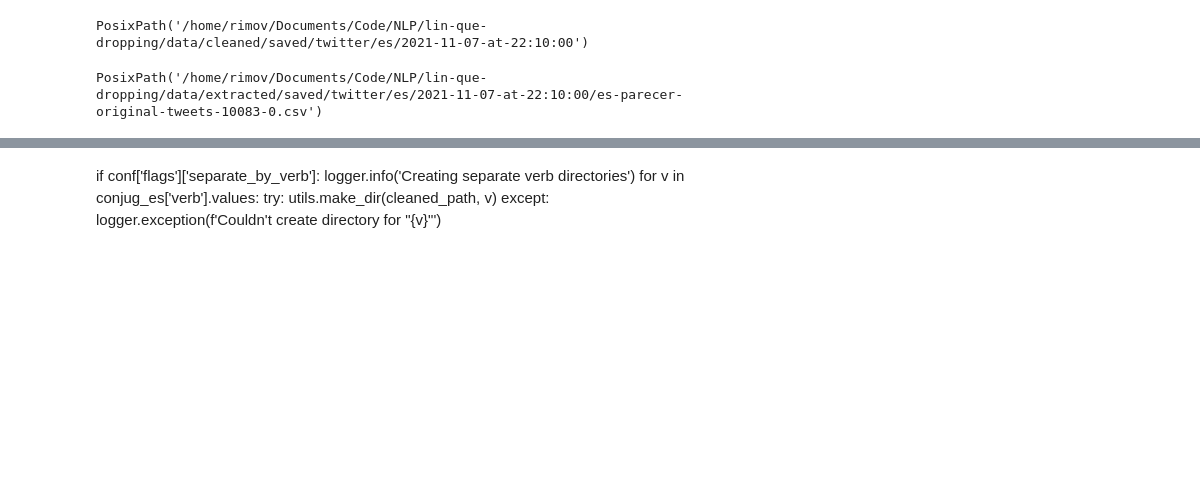
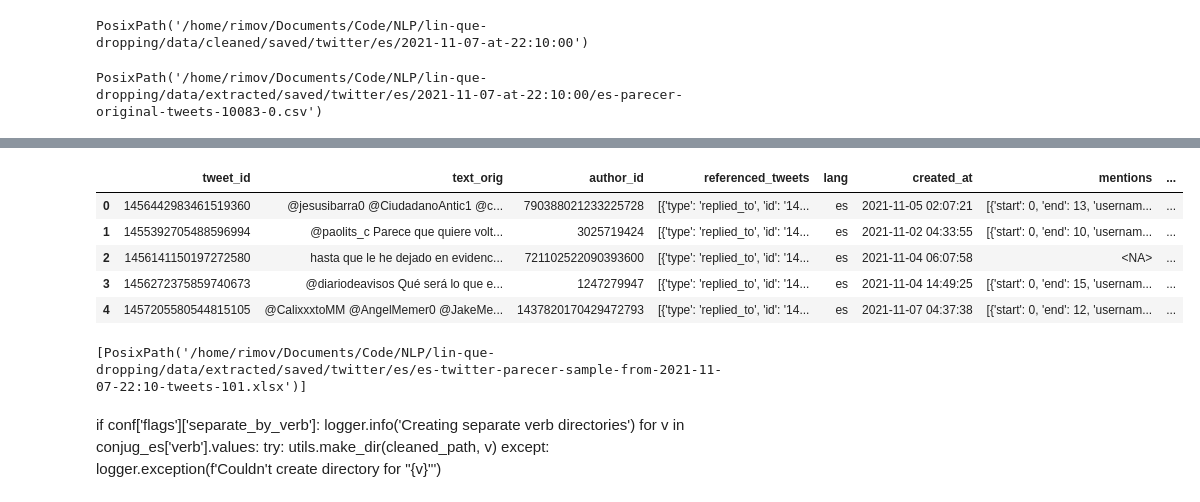
Before and after one commit to ruskirin/ling-twitter-analysis, a Jupyter notebook: src/analysis/twitter-cleaning.ipynb, the cells around one changed output, grey strips where cells are left out. Saved outputs shown, nothing was run; the diff lists cells and outputs as text; code cells hidden in the pictures; blank space fills up the shorter version.

Commit message:
Fix TwitterData saving/reading excel

```diff
--- a/src/analysis/twitter-cleaning.ipynb
+++ b/src/analysis/twitter-cleaning.ipynb
@@ -95,0 +97,3 @@ memory usage: 1014.3+ KB
+# %%
+s.data = s.data.drop(columns=['text_norm'])
+s.data.info()
@@ -95,0 +118,10 @@ memory usage: 1014.3+ KB
+# %%
+sample = s.data.sample(frac=0.01, random_state=1000, ignore_index=True)
+sample.head()
+# %% [output]
+|  | tweet_id | text_orig | author_id | referenced_tweets | lang | created_at | mentions | ... |
+| 0 | 1456442983461519360 | @jesusibarra0 @CiudadanoAntic1 @c... | 790388021233225728 | [{'type': 'replied_to', 'id': '14... | es | 2021-11-05 02:07:21 | [{'start': 0, 'end': 13, 'usernam... | ... |
+| 1 | 1455392705488596994 | @paolits_c Parece que quiere volt... | 3025719424 | [{'type': 'replied_to', 'id': '14... | es | 2021-11-02 04:33:55 | [{'start': 0, 'end': 10, 'usernam... | ... |
+| 2 | 1456141150197272580 | hasta que le he dejado en evidenc... | 721102522090393600 | [{'type': 'replied_to', 'id': '14... | es | 2021-11-04 06:07:58 | <NA> | ... |
+| 3 | 1456272375859740673 | @diariodeavisos Qué será lo que e... | 1247279947 | [{'type': 'replied_to', 'id': '14... | es | 2021-11-04 14:49:25 | [{'start': 0, 'end': 15, 'usernam... | ... |
+| 4 | 1457205580544815105 | @CalixxxtoMM @AngelMemer0 @JakeMe... | 1437820170429472793 | [{'type': 'replied_to', 'id': '14... | es | 2021-11-07 04:37:38 | [{'start': 0, 'end': 12, 'usernam... | ... |
@@ -96,3 +130,7 @@ memory usage: 1014.3+ KB
+# %%
+sample.save(files.get_save_path('e'), 'excel')
+# %% [output]
+[PosixPath('/home/rimov/Documents/Code/NLP/lin-que-dropping/data/extracted/saved/twitter/es/es-twitter-parecer-sample-from-2021-11-07-22:10-tweets-101.xlsx')]
 # %% [markdown]
 if conf['flags']['separate_by_verb']:
     logger.info('Creating separate verb directories')
```
Also changed, not shown: parts of 7 cells of this notebook, 3 other files.
